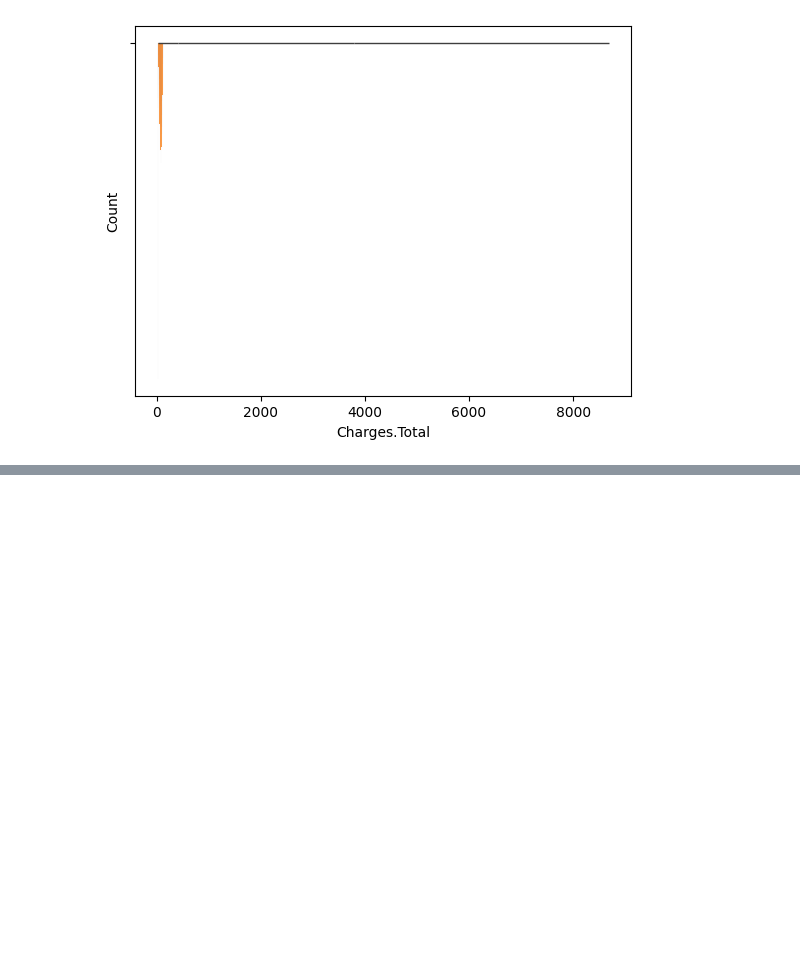
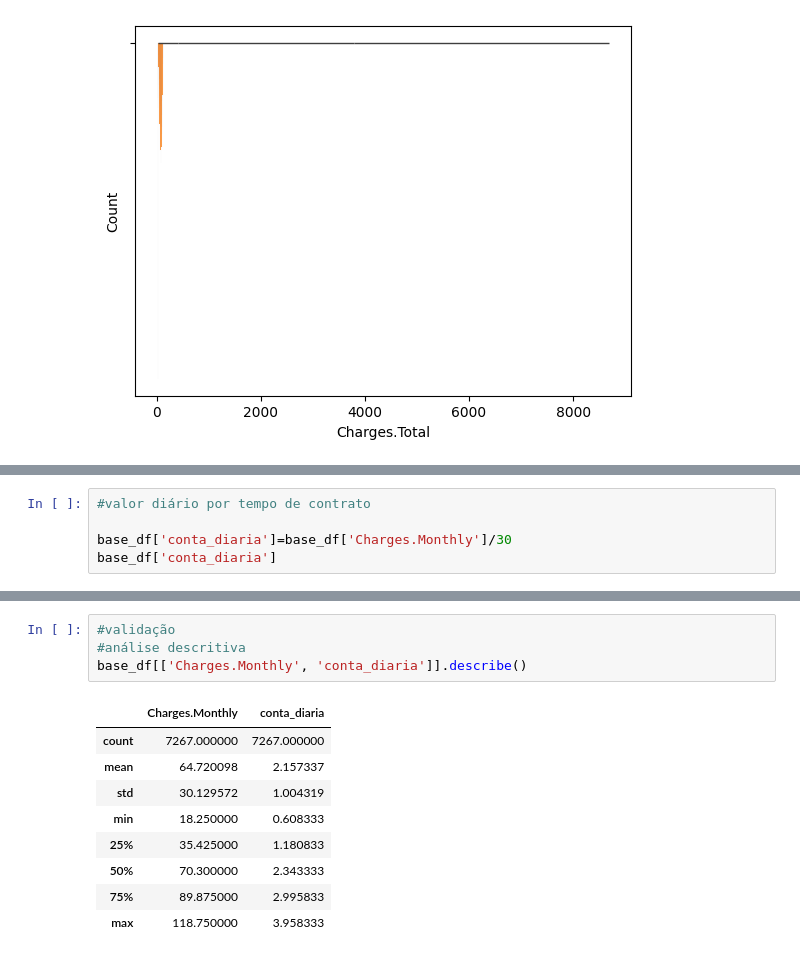
Before and after one commit to isaacmikhail/TelecomX_challenge_Alura, a Jupyter notebook: TelecomX_challenge.ipynb, the cells around one changed output, grey strips where cells are left out. Cells and saved outputs as stored; diff of their text form; blank space fills up the shorter version.

```diff
--- a/TelecomX_challenge.ipynb
+++ b/TelecomX_challenge.ipynb
@@ -224 +211,6 @@ base_df['SeniorCitizen'].value_counts(normalize=True)
 dtype: float64
+# %%
+#valor diário por tempo de contrato
+
+base_df['conta_diaria']=base_df['Charges.Monthly']/30
+base_df['conta_diaria']
@@ -224,0 +232,14 @@ dtype: float64
+# %%
+#validação
+#análise descritiva
+base_df[['Charges.Monthly', 'conta_diaria']].describe()
+# %% [output]
+|  | Charges.Monthly | conta_diaria |
+| count | 7267.000000 | 7267.000000 |
+| mean | 64.720098 | 2.157337 |
+| std | 30.129572 | 1.004319 |
+| min | 18.250000 | 0.608333 |
+| 25% | 35.425000 | 1.180833 |
+| 50% | 70.300000 | 2.343333 |
+| 75% | 89.875000 | 2.995833 |
+| max | 118.750000 | 3.958333 |
```
Also changed, not shown: parts of 18 cells of this notebook.
